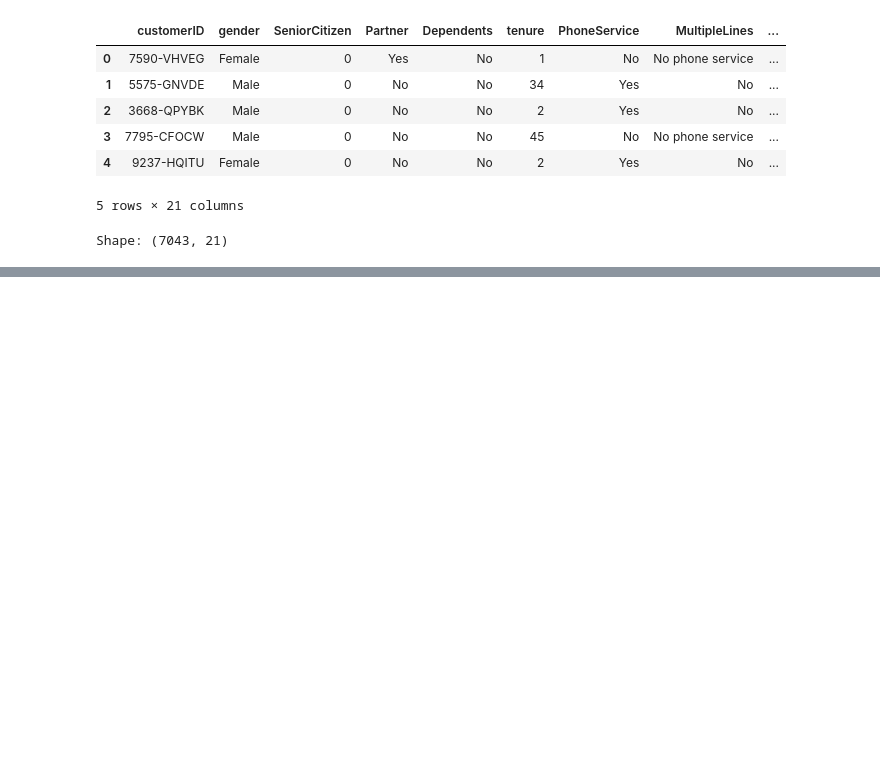
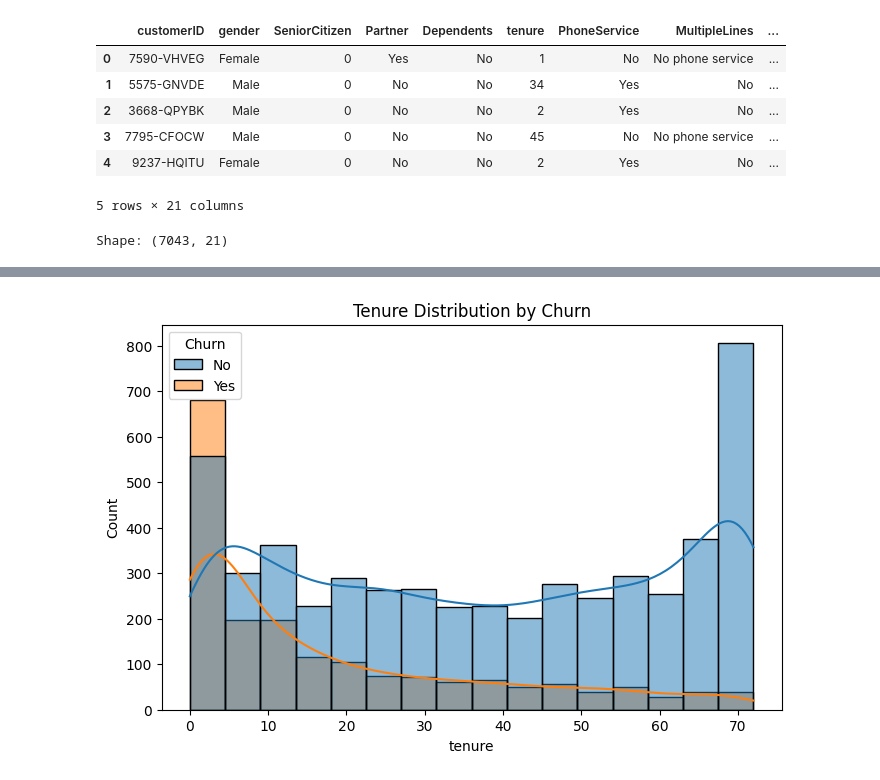
Before and after one commit to Aatequa-Ansari/churnsense, a Jupyter notebook: notebooks/01_eda.ipynb, the cells around one changed output, grey strips where cells are left out. Saved outputs shown, nothing was run; the diff lists cells and outputs as text; code cells hidden in the pictures; blank space fills up the shorter version.

```diff
--- a/notebooks/01_eda.ipynb
+++ b/notebooks/01_eda.ipynb
@@ -21,0 +184,18 @@ Shape: (7043, 21)
+# %%
+# Plot distribution of tenure based on churn
+plt.figure(figsize=(8,5))
+
+sns.histplot(
+    data=df,
+    x='tenure',
+    hue='Churn',
+    kde=True
+)
+
+plt.title('Tenure Distribution by Churn')
+
+plt.savefig('../reports/tenure_distribution.png')
+
+plt.show()
+# %% [output]
+[figure, added]
```
Also changed, not shown: parts of 20 cells of this notebook, 5 other files.
